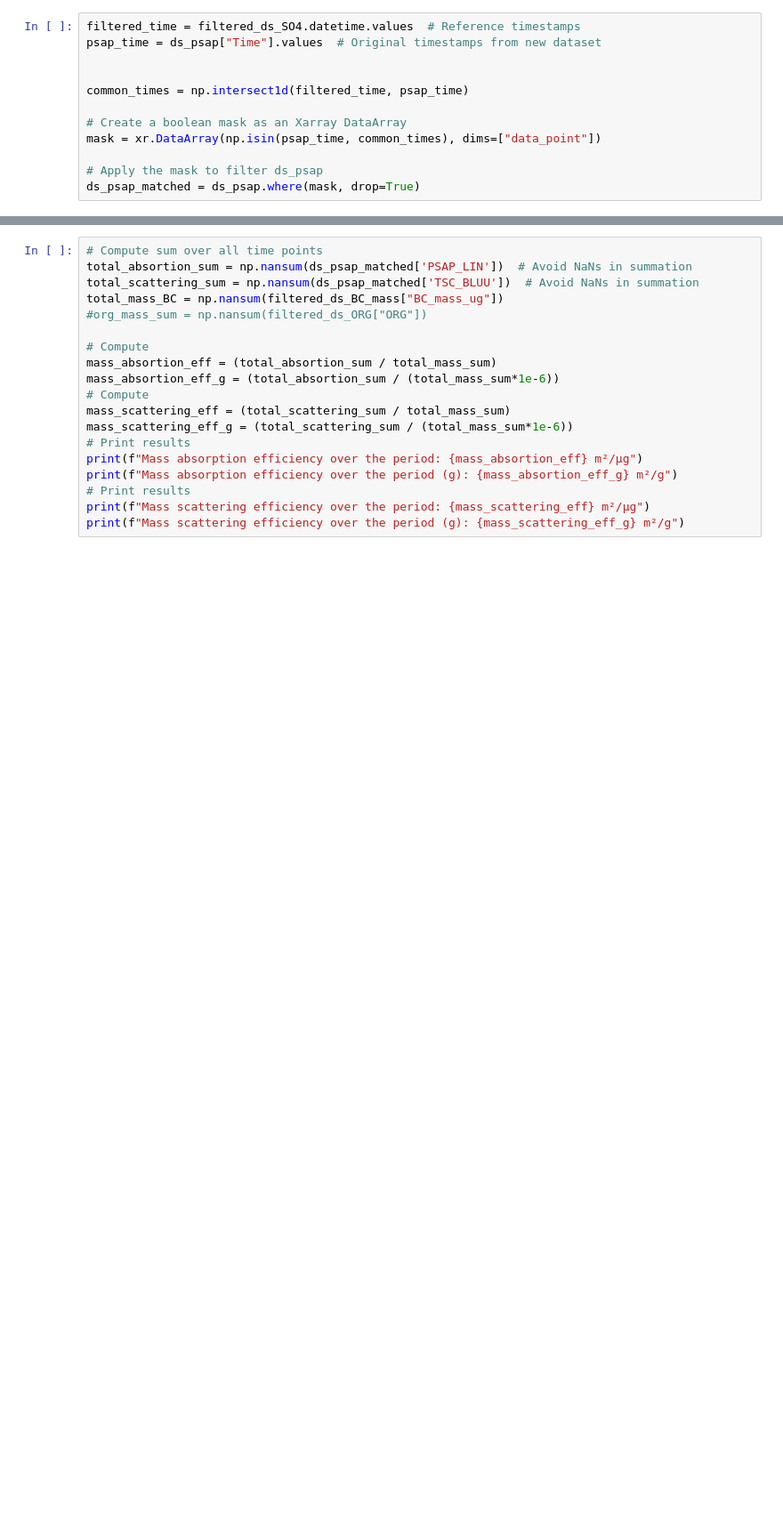
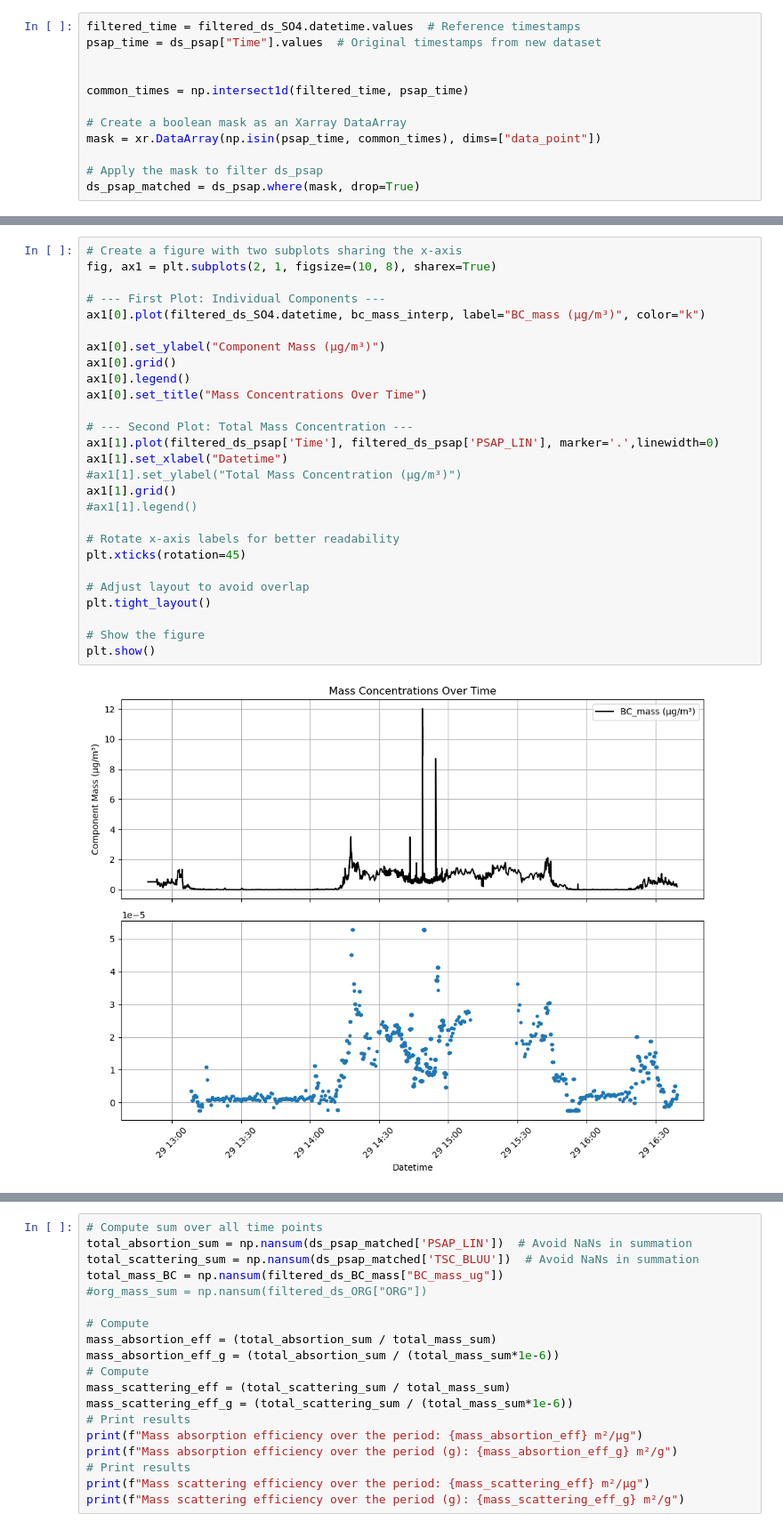
Before and after one commit to thiago-vg/SAMBBA-data-analysis, a Jupyter notebook: Scripts/Total_mass_v2xPSAP.ipynb, the cells around one changed output, grey strips where cells are left out. Shown at 89% size. Saved outputs shown, nothing was run; the diff lists cells and outputs as text; blank space fills up the shorter version.

```diff
--- a/Scripts/Total_mass_v2xPSAP.ipynb
+++ b/Scripts/Total_mass_v2xPSAP.ipynb
@@ -288,3 +332,32 @@ plt.show()
+# %%
+# Create a figure with two subplots sharing the x-axis
+fig, ax1 = plt.subplots(2, 1, figsize=(10, 8), sharex=True)
+
+# --- First Plot: Individual Components ---
+ax1[0].plot(filtered_ds_SO4.datetime, bc_mass_interp, label="BC_mass (µg/m³)", color="k")
+
+ax1[0].set_ylabel("Component Mass (µg/m³)")
+ax1[0].grid()
+ax1[0].legend()
+ax1[0].set_title("Mass Concentrations Over Time")
+
+# --- Second Plot: Total Mass Concentration ---
+ax1[1].plot(filtered_ds_psap['Time'], filtered_ds_psap['PSAP_LIN'], marker='.',linewidth=0)
+ax1[1].set_xlabel("Datetime")
+#ax1[1].set_ylabel("Total Mass Concentration (µg/m³)")
+ax1[1].grid()
+#ax1[1].legend()
+
+# Rotate x-axis labels for better readability
+plt.xticks(rotation=45)
+
+# Adjust layout to avoid overlap
+plt.tight_layout()
+
+# Show the figure
+plt.show()
+# %% [output]
+[figure, added]
 # %%
 # Create a figure with two subplots sharing the x-axis
 fig, ax1 = plt.subplots(4, 1, figsize=(10, 8), sharex=True)
```
Also changed, not shown: parts of 5 cells of this notebook, 9 other files.
